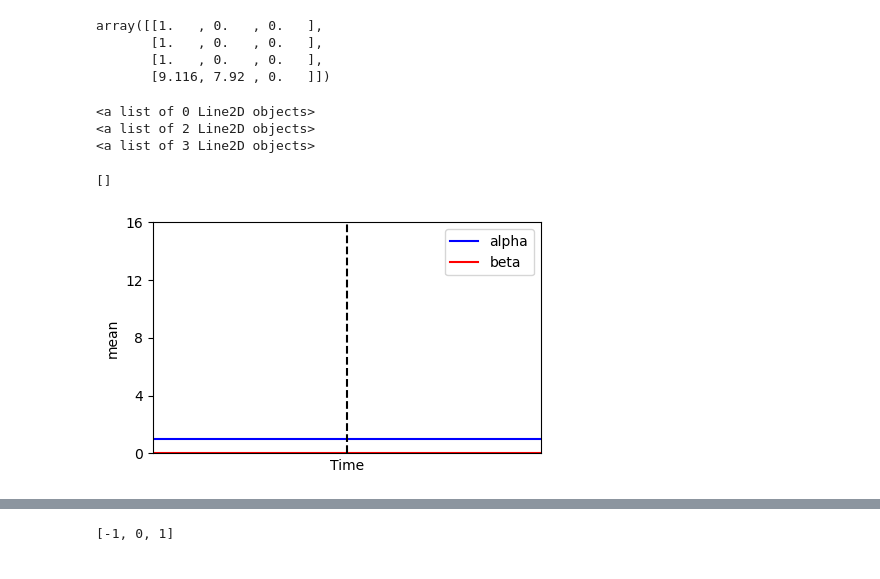
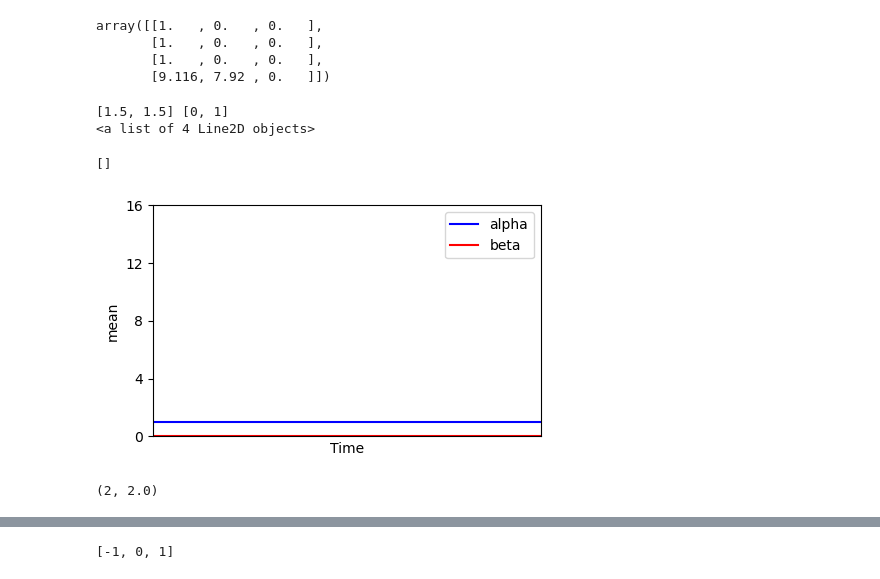
Before and after one commit to Jakub-Ner/Real-Life-EEG-Collection, a Jupyter notebook: Event-Monitor/buffer.ipynb, the cells around one changed output, grey strips where cells are left out. Drawn from its saved outputs; the diff is of its cells as text; code cells hidden in the pictures.

```diff
--- a/Event-Monitor/buffer.ipynb
+++ b/Event-Monitor/buffer.ipynb
@@ -60,37 +60,56 @@ i = 50
 
 
 sin_arr =  np.sin(np.linspace(0, 2 * np.pi, i))
 cos_arr =  np.cos(np.linspace(0, 2 * np.pi, i))
 
 sin_arr = np.concatenate([sin_arr for i in range(100)])
 cos_arr = np.concatenate([cos_arr for i in range(100)])
 
 plota = Line2D([], [])
 plota.set_label("alpha")
 plota.set_color('blue')
 
 plotb = Line2D([], [])
 plotb.set_label("beta")
 plotb.set_color('red')
 ax.add_line(plota)
 ax.add_line(plotb)
 
 
-
 plota.set_data(range(len(buffer_get)), buffer_get[:, 0])
 
 
 plotb.set_data(range(len(buffer_get)), buffer_get[:, 1])
-ax.axvline(x=1.5, color='black', linestyle='--')
+# ax.axvline(x=1.5, color='black', linestyle='--')
+markers_lines = [plt.axvline(x=1.5, color='black', linestyle='--')]
+
+prev_x, prev_y = markers_lines[0].get_data()
+print(prev_x, prev_y)
+
+ax.add_line(markers_lines[0])
+markers_lines[0].set_data([1, 1], prev_y)
+
 print(ax.get_lines())
 
 ax.legend()
 # set different colors to the lines
 ax.plot()
 # %% [output]
-<a list of 0 Line2D objects>
-<a list of 2 Line2D objects>
-<a list of 3 Line2D objects>
+[1.5, 1.5] [0, 1]
+<a list of 4 Line2D objects>
 []
-[figure, old version]
+[figure, new version]
+# %%
+import numpy as np
+arr2d = np.array([[1.312, 2.312, 1.0], [4.3211, 5.3211, 0.0], [6.3211, 7.3211, 2.0]])
+arr2d.shape
+arr2d[:, -1]
+
+markers = arr2d[:, -1]
+
+# np.where(markers == 1.0)
+non_zero = np.nonzero(markers)[0]
+non_zero[1], markers[non_zero[1]]
+# %% [output]
+(2, 2.0)
 # %%
```
Also changed, not shown: parts of 3 cells of this notebook, 22 other files.
